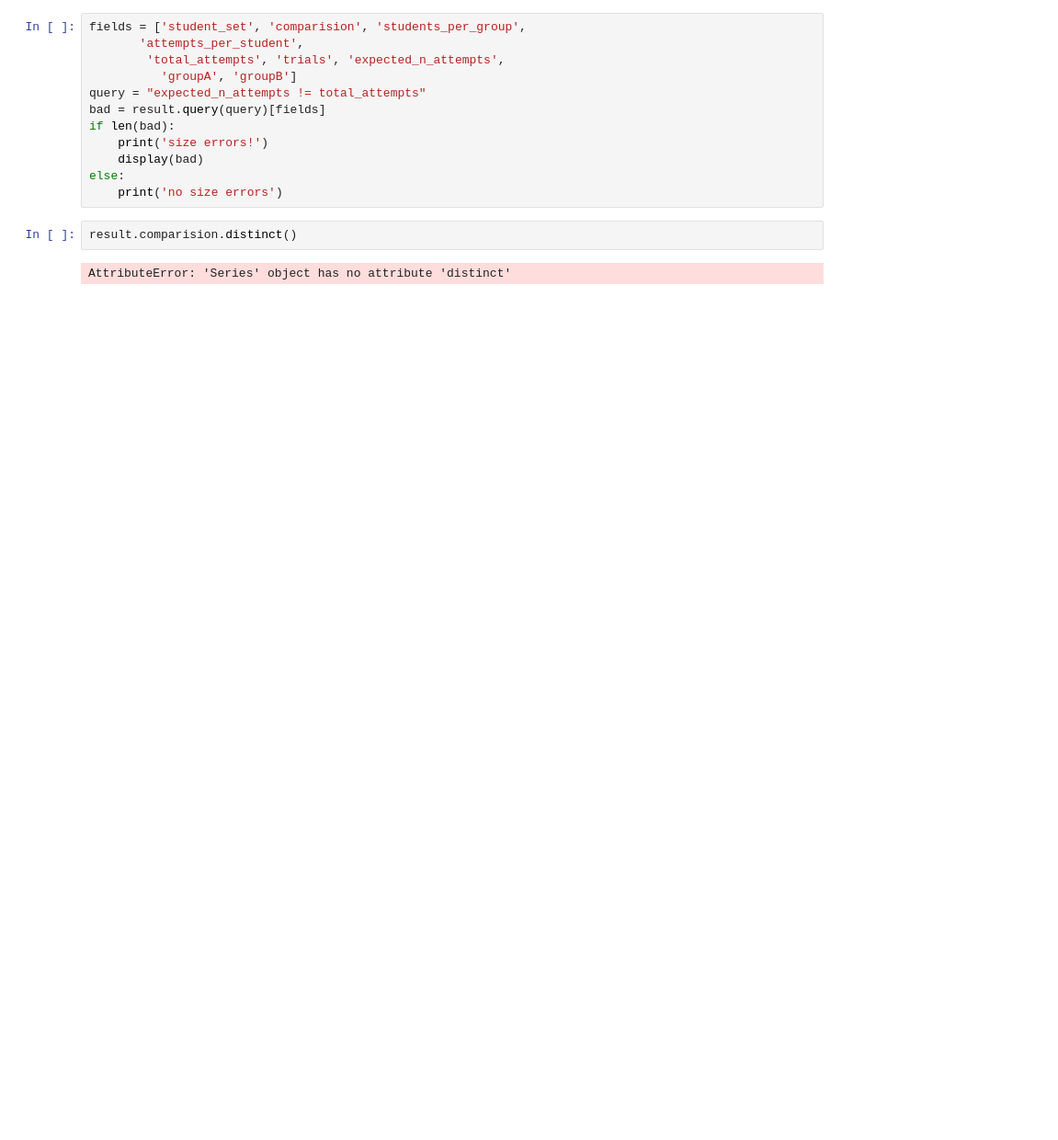
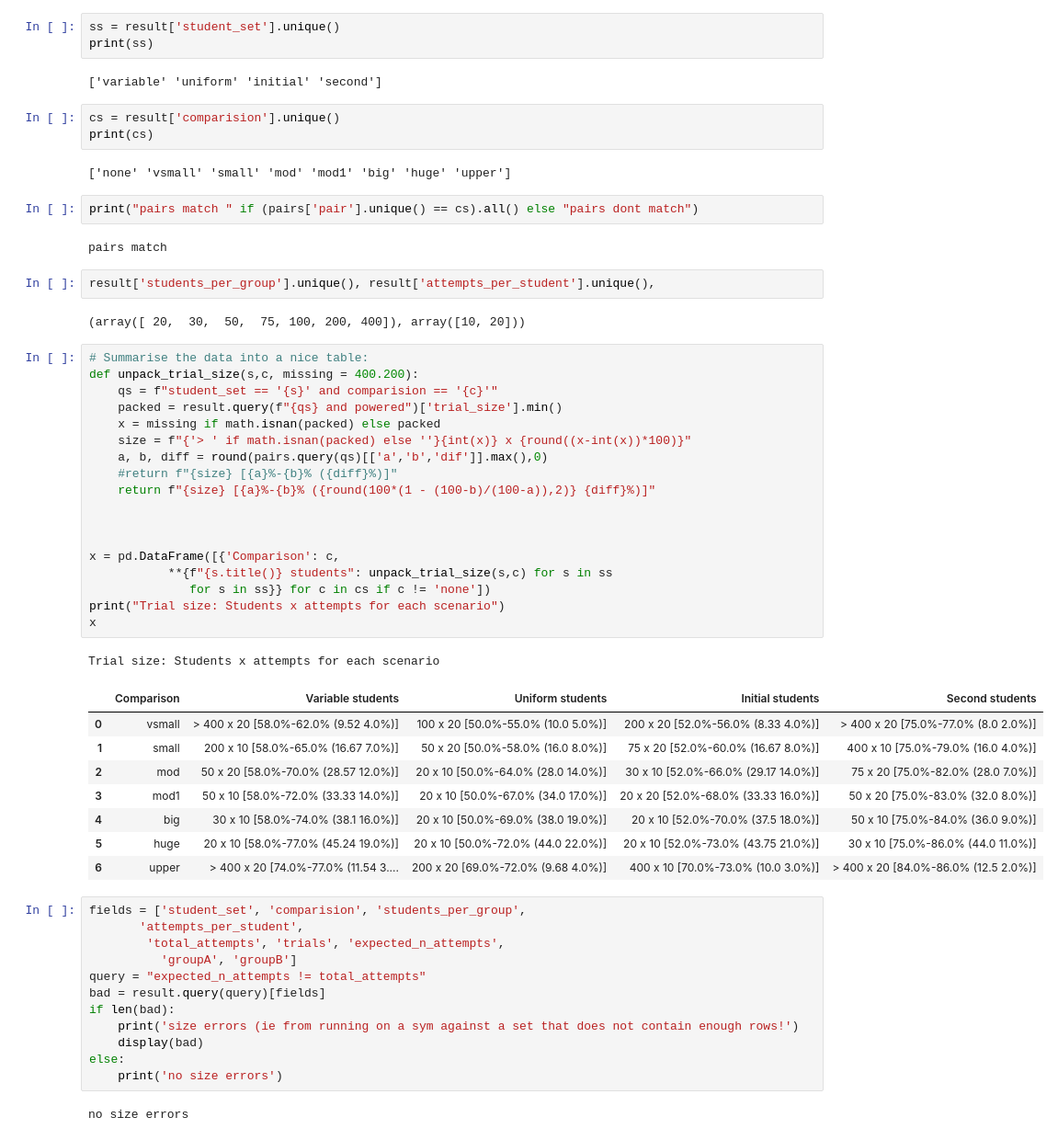
Before and after one commit to ErichBSchulz/IVCTrial, a Jupyter notebook: SimulationAnalysis.ipynb, the cells around one changed output. Shown at 92% size. Saved outputs shown, nothing was run; the diff lists cells and outputs as text; blank space fills up the shorter version.

```diff
--- a/SimulationAnalysis.ipynb
+++ b/SimulationAnalysis.ipynb
@@ -19,3 +66,49 @@ Index(['Unnamed: 0', 'student_set', 'comparision', 'students_per_group',
+# %%
+ss = result['student_set'].unique()
+print(ss)
+# %% [output]
+['variable' 'uniform' 'initial' 'second']
+# %%
+cs = result['comparision'].unique()
+print(cs)
+# %% [output]
+['none' 'vsmall' 'small' 'mod' 'mod1' 'big' 'huge' 'upper']
+# %%
+print("pairs match " if (pairs['pair'].unique() == cs).all() else "pairs dont match")
+# %% [output]
+pairs match
+# %%
+result['students_per_group'].unique(), result['attempts_per_student'].unique(),
+# %% [output]
+(array([ 20,  30,  50,  75, 100, 200, 400]), array([10, 20]))
+# %%
+# Summarise the data into a nice table:
+def unpack_trial_size(s,c, missing = 400.200):
+    qs = f"student_set == '{s}' and comparision == '{c}'"
+    packed = result.query(f"{qs} and powered")['trial_size'].min()
+    x = missing if math.isnan(packed) else packed
+    size = f"{'> ' if math.isnan(packed) else ''}{int(x)} x {round((x-int(x))*100)}"
+    a, b, diff = round(pairs.query(qs)[['a','b','dif']].max(),0)
+    #return f"{size} [{a}%-{b}% ({diff}%)]"
+    return f"{size} [{a}%-{b}% ({round(100*(1 - (100-b)/(100-a)),2)} {diff}%)]"
+
+
+
+x = pd.DataFrame([{'Comparison': c,
+           **{f"{s.title()} students": unpack_trial_size(s,c) for s in ss
+              for s in ss}} for c in cs if c != 'none'])
+print("Trial size: Students x attempts for each scenario")
+x
+# %% [output]
+Trial size: Students x attempts for each scenario
+|  | Comparison | Variable students | Uniform students | Initial students | Second students |
+| 0 | vsmall | > 400 x 20 [58.0%-62.0% (9.52 4.0%)] | 100 x 20 [50.0%-55.0% (10.0 5.0%)] | 200 x 20 [52.0%-56.0% (8.33 4.0%)] | > 400 x 20 [75.0%-77.0% (8.0 2.0%)] |
+| 1 | small | 200 x 10 [58.0%-65.0% (16.67 7.0%)] | 50 x 20 [50.0%-58.0% (16.0 8.0%)] | 75 x 20 [52.0%-60.0% (16.67 8.0%)] | 400 x 10 [75.0%-79.0% (16.0 4.0%)] |
+| 2 | mod | 50 x 20 [58.0%-70.0% (28.57 12.0%)] | 20 x 10 [50.0%-64.0% (28.0 14.0%)] | 30 x 10 [52.0%-66.0% (29.17 14.0%)] | 75 x 20 [75.0%-82.0% (28.0 7.0%)] |
+| 3 | mod1 | 50 x 10 [58.0%-72.0% (33.33 14.0%)] | 20 x 10 [50.0%-67.0% (34.0 17.0%)] | 20 x 20 [52.0%-68.0% (33.33 16.0%)] | 50 x 20 [75.0%-83.0% (32.0 8.0%)] |
+| 4 | big | 30 x 10 [58.0%-74.0% (38.1 16.0%)] | 20 x 10 [50.0%-69.0% (38.0 19.0%)] | 20 x 10 [52.0%-70.0% (37.5 18.0%)] | 50 x 10 [75.0%-84.0% (36.0 9.0%)] |
+| 5 | huge | 20 x 10 [58.0%-77.0% (45.24 19.0%)] | 20 x 10 [50.0%-72.0% (44.0 22.0%)] | 20 x 10 [52.0%-73.0% (43.75 21.0%)] | 30 x 10 [75.0%-86.0% (44.0 11.0%)] |
+| 6 | upper | > 400 x 20 [74.0%-77.0% (11.54 3.... | 200 x 20 [69.0%-72.0% (9.68 4.0%)] | 400 x 10 [70.0%-73.0% (10.0 3.0%)] | > 400 x 20 [84.0%-86.0% (12.5 2.0%)] |
 # %%
 fields = ['student_set', 'comparision', 'students_per_group',
        'attempts_per_student',
@@ -24,14 +117,12 @@ fields = ['student_set', 'comparision', 'students_per_group',
 query = "expected_n_attempts != total_attempts"
 bad = result.query(query)[fields]
 if len(bad):
-    print('size errors!')
+    print('size errors (ie from running on a sym against a set that does not contain enough rows!')
     display(bad)
 else:
     print('no size errors')
+# %% [output]
+no size errors
-# %%
-result.comparision.distinct()
-# %% [output]
-AttributeError: 'Series' object has no attribute 'distinct'
 # %%
 print("Finding powered combinations where count of NS trials is less than 80%")
 query = "comparision != 'none' and (" + ' or '.join([f"`{c}` < 20" for c in result.columns if c != 'olsns' and 'ns' in c])+")"
```
Also changed, not shown: parts of 6 cells of this notebook, 1 other file.
